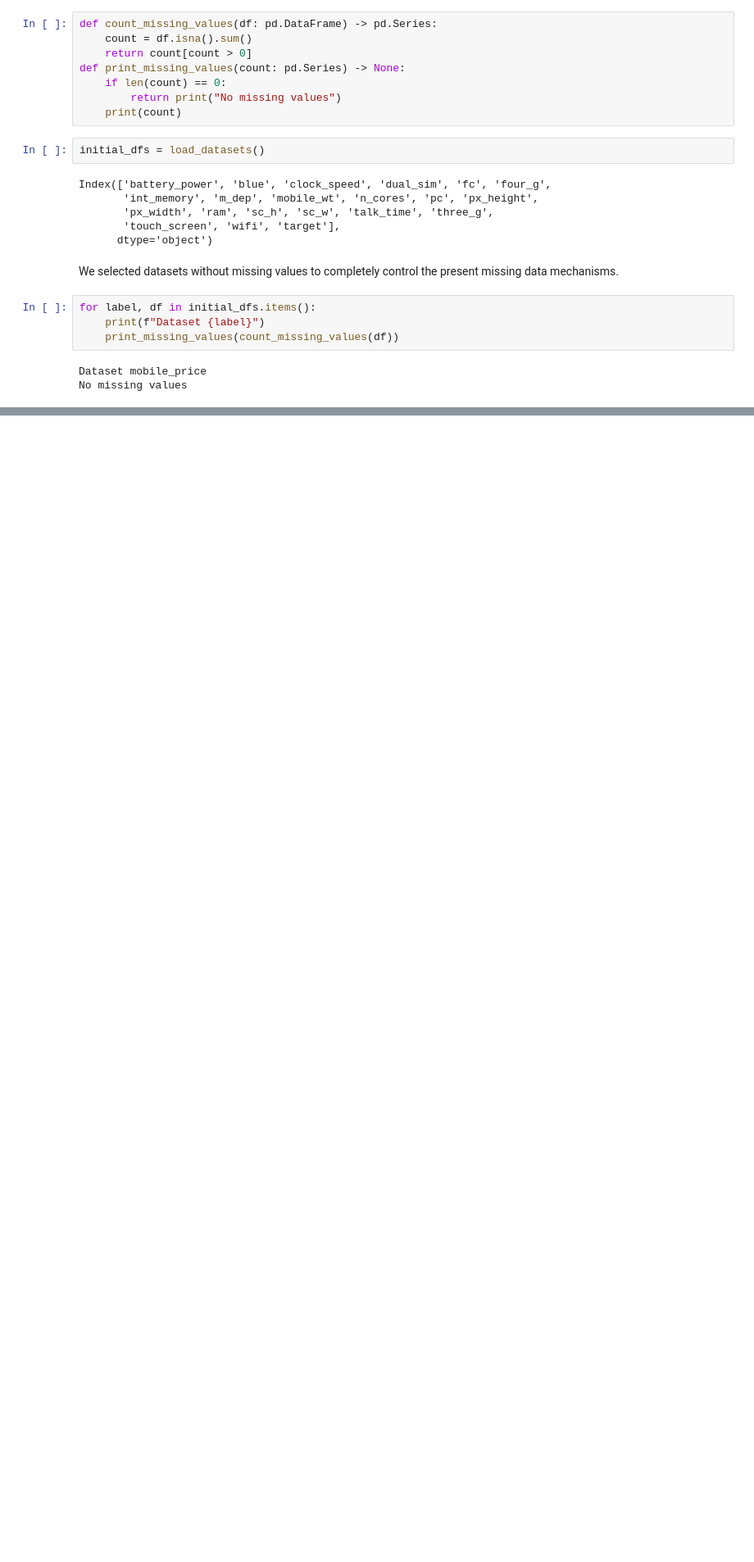
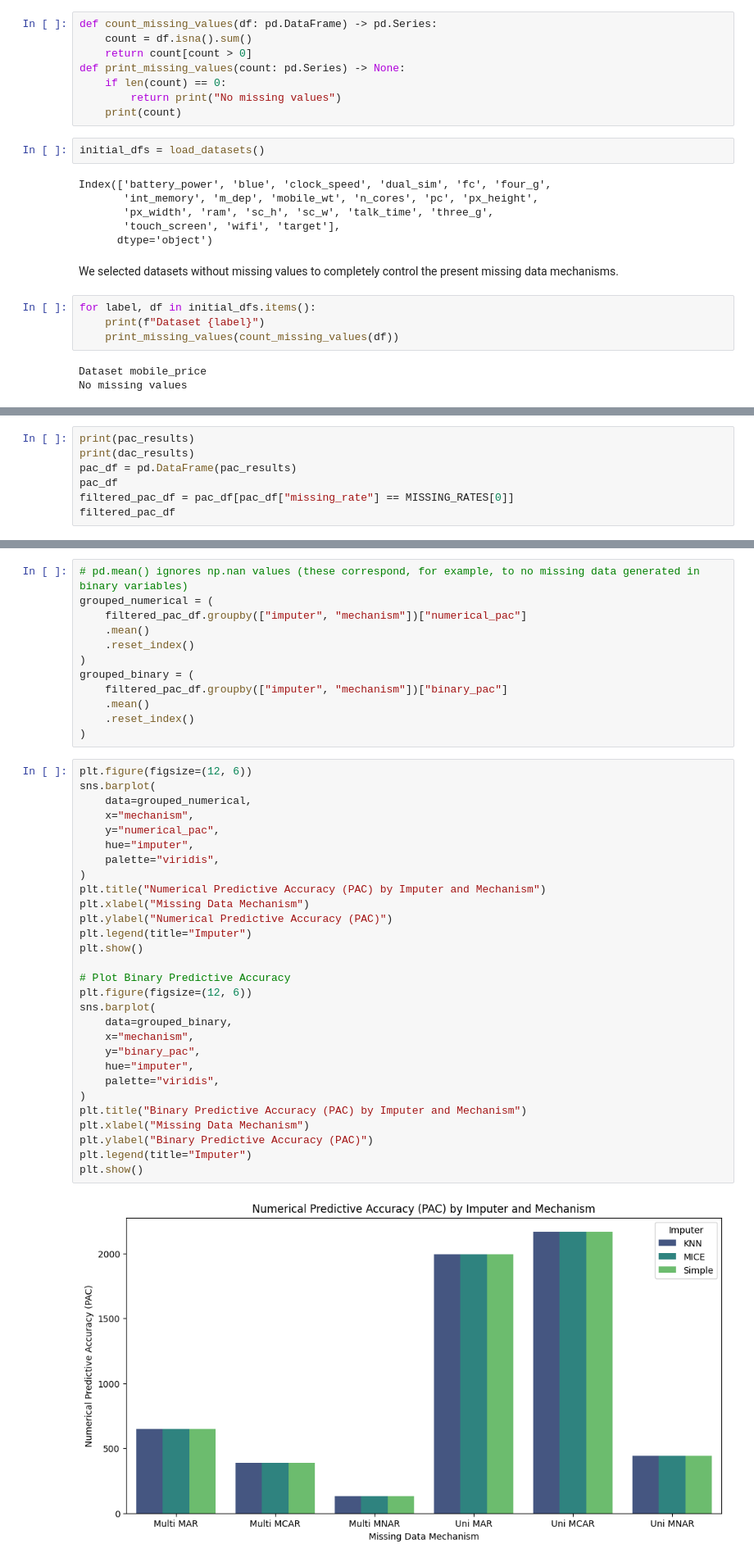
Before and after one commit to Minipoloalex/AI-and-Society-datasets-analysis, a Jupyter notebook: missing-data/missing_data.ipynb, the cells around one changed output, grey strips where cells are left out. Shown at 82% size. Drawn from its saved outputs; the diff is of its cells as text; blank space fills up the shorter version.

```diff
--- a/missing-data/missing_data.ipynb
+++ b/missing-data/missing_data.ipynb
@@ -249,0 +572,7 @@ results_df
+# %%
+print(pac_results)
+print(dac_results)
+pac_df = pd.DataFrame(pac_results)
+pac_df
+filtered_pac_df = pac_df[pac_df["missing_rate"] == MISSING_RATES[0]]
+filtered_pac_df
@@ -249,0 +599,43 @@ results_df
+# %%
+# pd.mean() ignores np.nan values (these correspond, for example, to no missing data generated in binary variables)
+grouped_numerical = (
+    filtered_pac_df.groupby(["imputer", "mechanism"])["numerical_pac"]
+    .mean()
+    .reset_index()
+)
+grouped_binary = (
+    filtered_pac_df.groupby(["imputer", "mechanism"])["binary_pac"]
+    .mean()
+    .reset_index()
+)
+# %%
+plt.figure(figsize=(12, 6))
+sns.barplot(
+    data=grouped_numerical,
+    x="mechanism",
+    y="numerical_pac",
+    hue="imputer",
+    palette="viridis",
+)
+plt.title("Numerical Predictive Accuracy (PAC) by Imputer and Mechanism")
+plt.xlabel("Missing Data Mechanism")
+plt.ylabel("Numerical Predictive Accuracy (PAC)")
+plt.legend(title="Imputer")
+plt.show()
+
+# Plot Binary Predictive Accuracy
+plt.figure(figsize=(12, 6))
+sns.barplot(
+    data=grouped_binary,
+    x="mechanism",
+    y="binary_pac",
+    hue="imputer",
+    palette="viridis",
+)
+plt.title("Binary Predictive Accuracy (PAC) by Imputer and Mechanism")
+plt.xlabel("Missing Data Mechanism")
+plt.ylabel("Binary Predictive Accuracy (PAC)")
+plt.legend(title="Imputer")
+plt.show()
+# %% [output]
+[figure, added]
```
Also changed, not shown: parts of 26 cells of this notebook, 1 other file.
